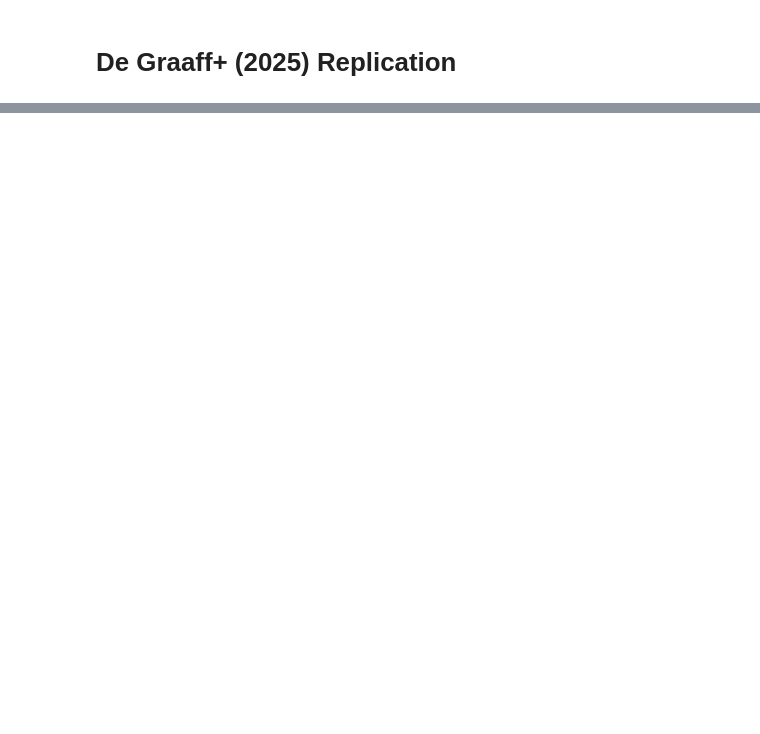
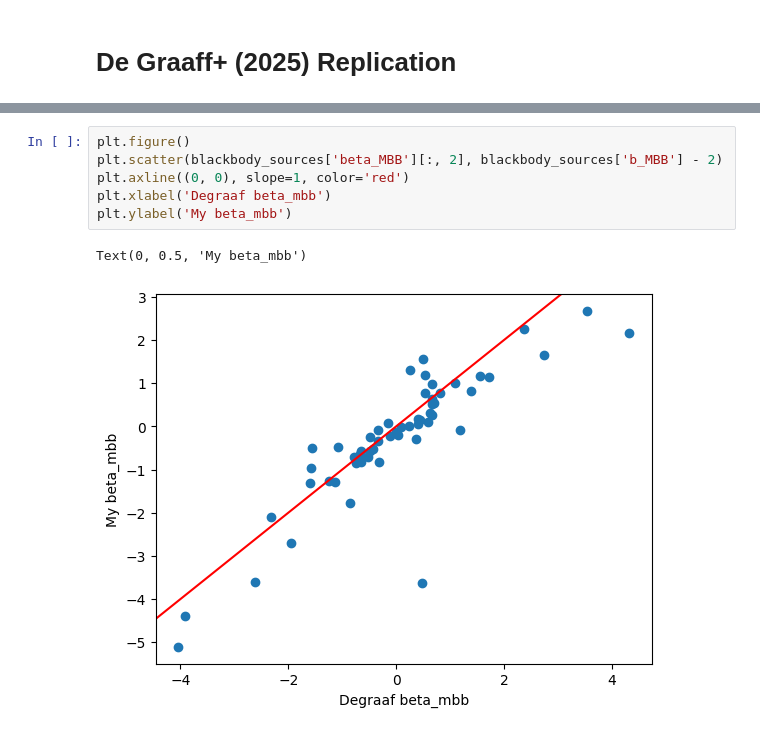
Before and after one commit to sfremy/my-eazy-jwst, a Jupyter notebook: scripts/lrd_replication.ipynb, the cells around one changed output, grey strips where cells are left out. Saved outputs shown, nothing was run; the diff lists cells and outputs as text; blank space fills up the shorter version.

```diff
--- a/scripts/lrd_replication.ipynb
+++ b/scripts/lrd_replication.ipynb
@@ -141,0 +792,9 @@ degraaf_sources['f444w_aper0.1']
+# %%
+plt.figure()
+plt.scatter(blackbody_sources['beta_MBB'][:, 2], blackbody_sources['b_MBB'] - 2)
+plt.axline((0, 0), slope=1, color='red')
+plt.xlabel('Degraaf beta_mbb')
+plt.ylabel('My beta_mbb')
+# %% [output]
+Text(0, 0.5, 'My beta_mbb')
+[figure, added]
```
Also changed, not shown: parts of 35 cells of this notebook, 4 other files.
